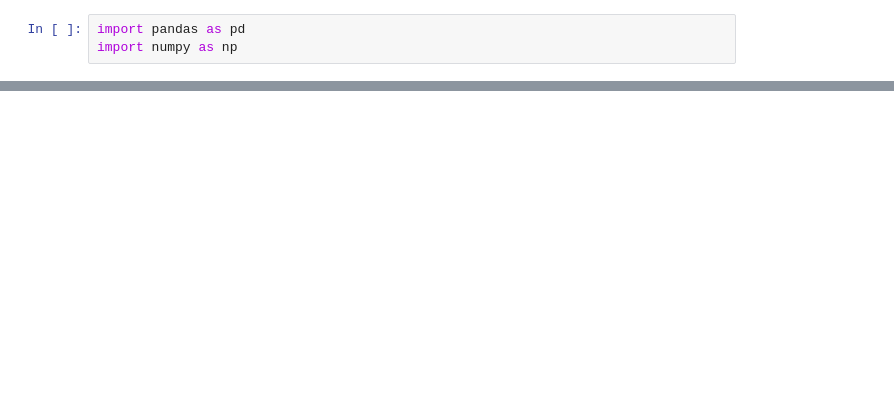
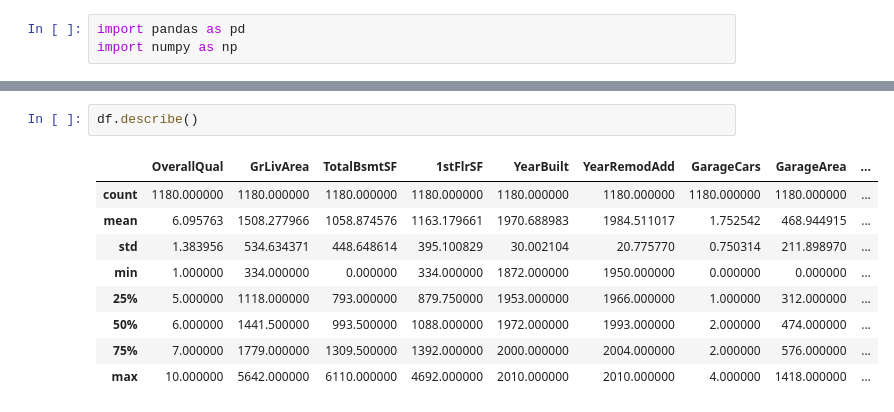
Before and after one commit to Binardino/ML---Real-Estate-Price-Prediction, a Jupyter notebook: notebook.ipynb, the cells around one changed output, grey strips where cells are left out. Cells and saved outputs as stored; diff of their text form; blank space fills up the shorter version.

```diff
--- a/notebook.ipynb
+++ b/notebook.ipynb
@@ -13,0 +26,12 @@ FileNotFoundError: [Errno 2] No such file or directory: 'data/kaggle_train_set.c
+# %%
+df.describe()
+# %% [output]
+|  | OverallQual | GrLivArea | TotalBsmtSF | 1stFlrSF | YearBuilt | YearRemodAdd | GarageCars | GarageArea | ... |
+| count | 1180.000000 | 1180.000000 | 1180.000000 | 1180.000000 | 1180.000000 | 1180.000000 | 1180.000000 | 1180.000000 | ... |
+| mean | 6.095763 | 1508.277966 | 1058.874576 | 1163.179661 | 1970.688983 | 1984.511017 | 1.752542 | 468.944915 | ... |
+| std | 1.383956 | 534.634371 | 448.648614 | 395.100829 | 30.002104 | 20.775770 | 0.750314 | 211.898970 | ... |
+| min | 1.000000 | 334.000000 | 0.000000 | 334.000000 | 1872.000000 | 1950.000000 | 0.000000 | 0.000000 | ... |
+| 25% | 5.000000 | 1118.000000 | 793.000000 | 879.750000 | 1953.000000 | 1966.000000 | 1.000000 | 312.000000 | ... |
+| 50% | 6.000000 | 1441.500000 | 993.500000 | 1088.000000 | 1972.000000 | 1993.000000 | 2.000000 | 474.000000 | ... |
+| 75% | 7.000000 | 1779.000000 | 1309.500000 | 1392.000000 | 2000.000000 | 2004.000000 | 2.000000 | 576.000000 | ... |
+| max | 10.000000 | 5642.000000 | 6110.000000 | 4692.000000 | 2010.000000 | 2010.000000 | 4.000000 | 1418.000000 | ... |
```
Also changed, not shown: parts of 10 cells of this notebook.
